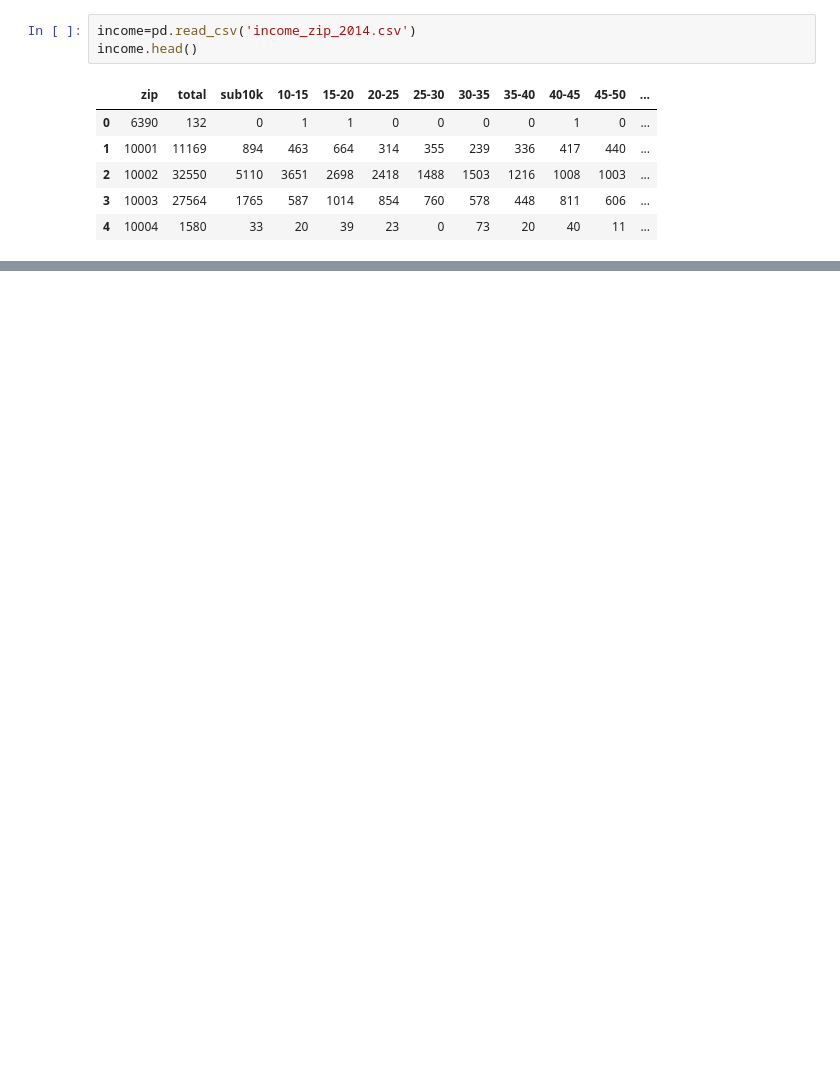
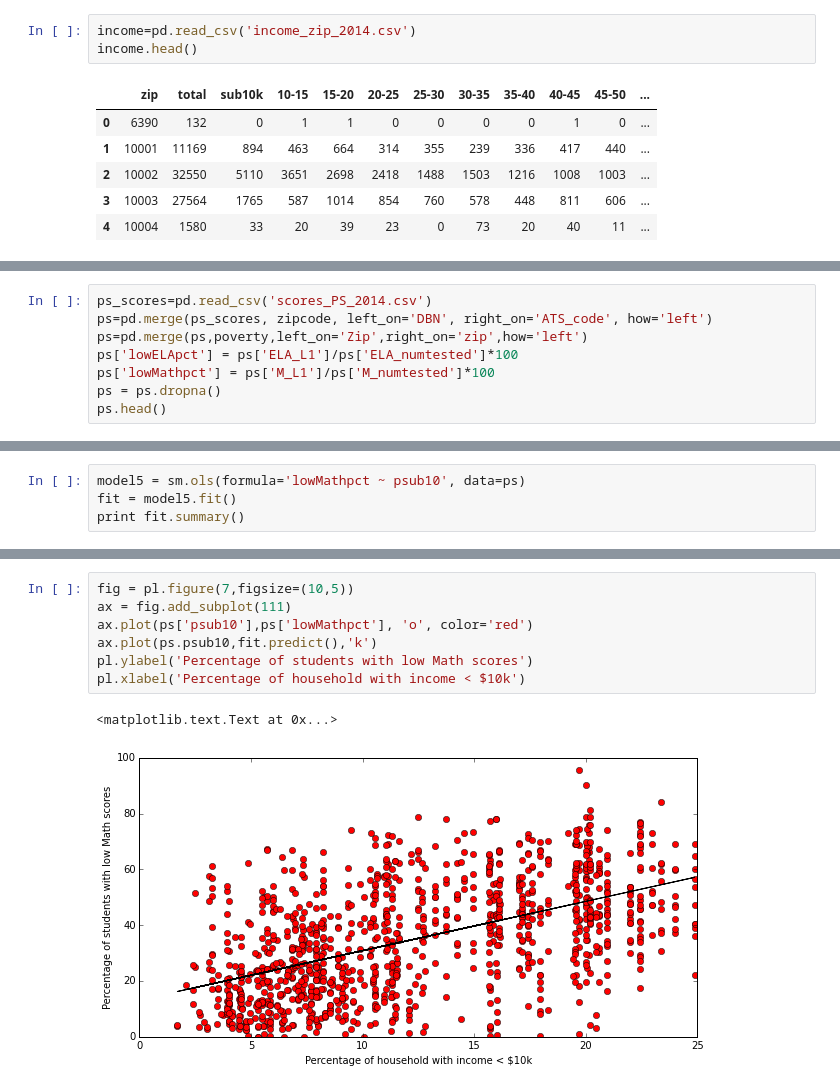
Before and after one commit to fedhere/PUI2015_EC, a Jupyter notebook: ry692/ry692_EC.ipynb, the cells around one changed output, grey strips where cells are left out. Drawn from its saved outputs; the diff is of its cells as text; blank space fills up the shorter version.

```diff
--- a/ry692/ry692_EC.ipynb
+++ b/ry692/ry692_EC.ipynb
@@ -88,0 +223,8 @@ school_poverty.head()
+# %%
+ps_scores=pd.read_csv('scores_PS_2014.csv')
+ps=pd.merge(ps_scores, zipcode, left_on='DBN', right_on='ATS_code', how='left')
+ps=pd.merge(ps,poverty,left_on='Zip',right_on='zip',how='left')
+ps['lowELApct'] = ps['ELA_L1']/ps['ELA_numtested']*100
+ps['lowMathpct'] = ps['M_L1']/ps['M_numtested']*100
+ps = ps.dropna()
+ps.head()
@@ -88,0 +261,4 @@ school_poverty.head()
+# %%
+model5 = sm.ols(formula='lowMathpct ~ psub10', data=ps)
+fit = model5.fit()
+print fit.summary()
@@ -88,0 +283,10 @@ school_poverty.head()
+# %%
+fig = pl.figure(7,figsize=(10,5))
+ax = fig.add_subplot(111)
+ax.plot(ps['psub10'],ps['lowMathpct'], 'o', color='red')
+ax.plot(ps.psub10,fit.predict(),'k')
+pl.ylabel('Percentage of students with low Math scores')
+pl.xlabel('Percentage of household with income < $10k')
+# %% [output]
+<matplotlib.text.Text at 0x...>
+[figure, added]
```
Also changed, not shown: parts of 14 cells of this notebook, 5 other files.
